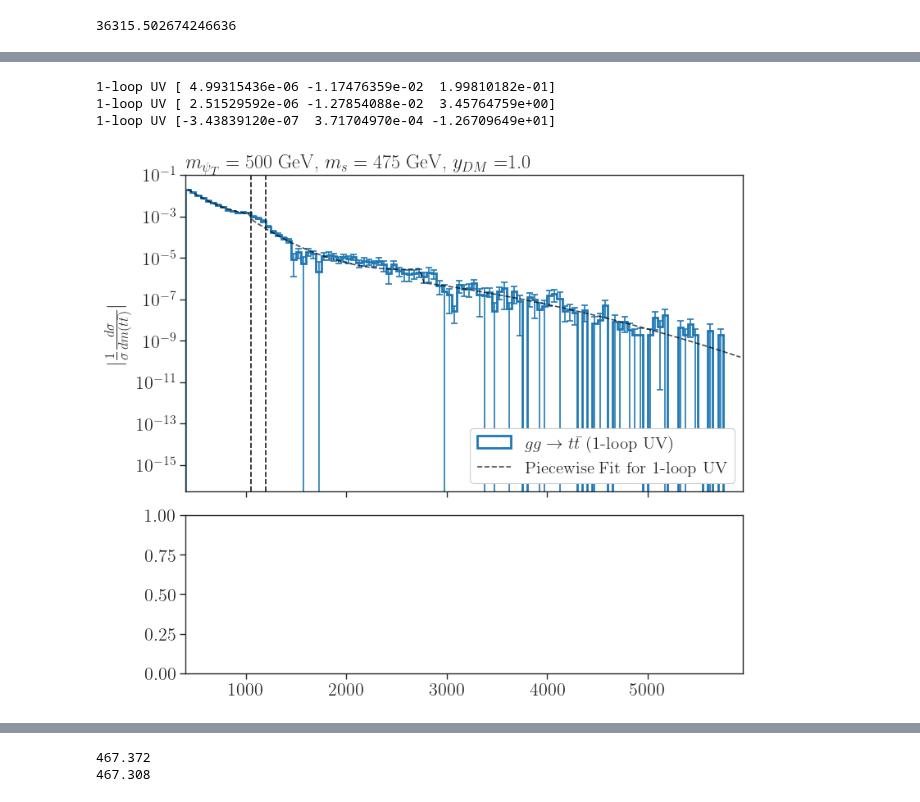
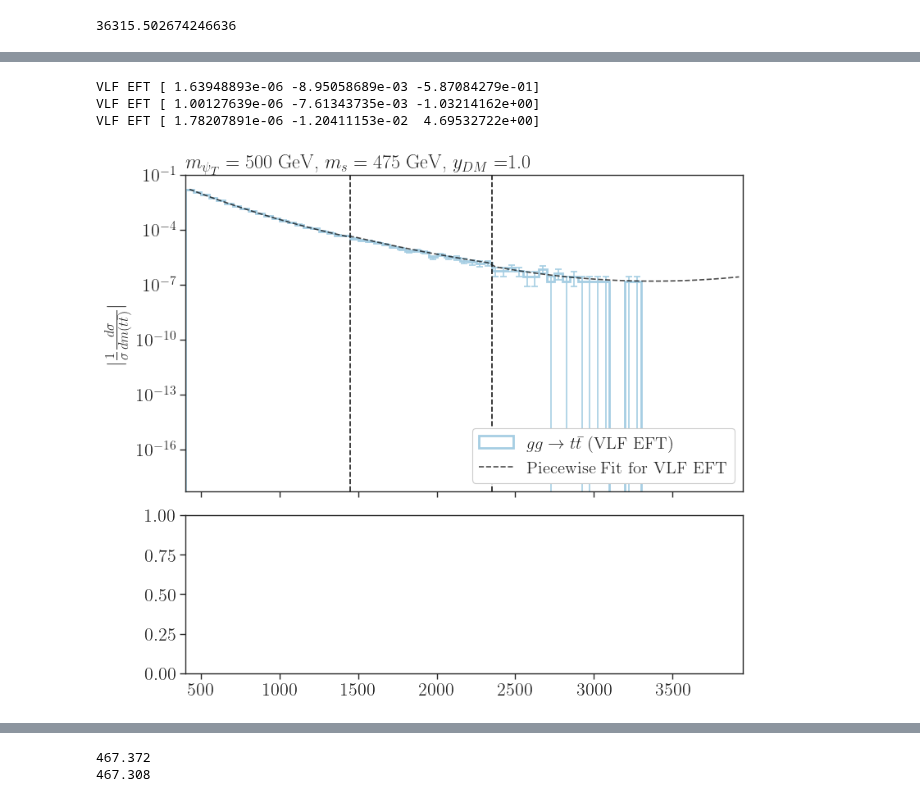
Before and after one commit to viniciusrocca/EFT_ToyModel, a Jupyter notebook: Plots/Distributions_FindingBias.ipynb, the cells around one changed output, grey strips where cells are left out. Drawn from its saved outputs; the diff is of its cells as text; code cells hidden in the pictures.

```diff
--- a/Plots/Distributions_FindingBias.ipynb
+++ b/Plots/Distributions_FindingBias.ipynb
@@ -299,7 +299,7 @@ c = []
 
 #Loop over the processes
 for j,d in enumerate(select):
-    if r'$q q \to t \bar{t}$' in d['process'] or 'EFT'  in d['model']:
+    if r'$q q \to t \bar{t}$' in d['process'] or 'VLF EFT' not in d['model']:
         labels.append('0')
         c.append('0')
         continue
@@ -408,7 +408,7 @@ yDM = select[0]['ydm']
 
 
 
-bins = np.arange(400., 6000., 50.0)
+bins = np.arange(400., 4000., 50.0)
 #BSM plot arrays
 labels = []
 pmodels = []
@@ -418,7 +418,7 @@ c = []
 
 #Loop over the processes
 for j,d in enumerate(select):
-    if r'$q q \to t \bar{t}$' in d['process']  or 'EFT' in d['model']:
+    if r'$q q \to t \bar{t}$' in d['process']  or 'VLF EFT' not in d['model']:
         labels.append('0')
         c.append('0')
         continue
@@ -461,8 +461,8 @@ for j,d in enumerate(select):
         counts_for_fit = np.abs(h)
 
         # 2. Define the fit boundaries
-        low_mass_max = 1050.0
-        mid_mass_max = 2750.0
+        low_mass_max = 1450.0
+        mid_mass_max = 2350.0
 
         # 3. Create masks for each region
         mask_low = (counts_for_fit > 0) & (bin_centers < low_mass_max)
@@ -477,11 +477,11 @@ for j,d in enumerate(select):
             coeffs_low = np.polyfit(bin_centers[mask_low],log_counts_low, 2)
             print(model, coeffs_low)
         if np.sum(mask_mid) > 4:
-            log_counts_mid = np.log(counts_for_fit[mask_mid]) - 0.0
+            log_counts_mid = np.log(counts_for_fit[mask_mid]) + 0.15
             coeffs_mid = np.polyfit(bin_centers[mask_mid], log_counts_mid, 2)
             print(model, coeffs_mid)
         if np.sum(mask_high) > 3:
-            log_counts_high = np.log(counts_for_fit[mask_high]) + 0.0
+            log_counts_high = np.log(counts_for_fit[mask_high]) + 0.2
             coeffs_high = np.polyfit(bin_centers[mask_high], log_counts_high, 2)
             print(model, coeffs_high)
 
@@ -507,39 +507,39 @@ for j,d in enumerate(select):
         if coeffs_high is not None:
             p_high = np.poly1d(coeffs_high)
             y_fit[plot_mask_high] = np.exp(p_high(bin_centers[plot_mask_high]))
 
         # Plot the final combined curve
         # We plot only where y_fit is positive to avoid issues with the log scale
         axarr[0].plot(bin_centers[y_fit > 0], y_fit[y_fit > 0], color='black', linestyle='--',
                       label=f'Piecewise Fit for {model}', alpha = 0.7)
 
         # =================================================================
         # END: Complete Piecewise Fit and Plotting Section
         # =================================================================
 
 
 
 #Main plot configs
 axarr[0].legend(framealpha=1.0,loc='lower right',fontsize=15)
 axarr[0].set_title(r'$m_{\psi_T} = %1.0f$ GeV, $m_{s} = %1.0f$ GeV, $y_{DM} = $%1.1f' %(mPsiT,mSDM,yDM),
                loc='left')
 axarr[0].set_yscale('log')
 axarr[0].set_ylabel(r'$|\frac{1}{\sigma}\frac{d \sigma}{d m(t\bar{t})}|$')
 axarr[0].set_xlim(bins.min(),bins.max())
 #axarr[0].set_xlim(2750,6000)
-axarr[0].axvline(x=1200, color='k', linestyle='--')
-axarr[0].axvline(x=1050, color='k', linestyle='--')
+axarr[0].axvline(x=2350, color='k', linestyle='--')
+axarr[0].axvline(x=1450, color='k', linestyle='--')
 #axarr[0].set_ylim(1e-8,1e-1)
 
 
 
 
 plt.show()
 # %% [output]
-1-loop UV [ 4.99315436e-06 -1.17476359e-02  1.99810182e-01]
-1-loop UV [ 2.51529592e-06 -1.27854088e-02  3.45764759e+00]
-1-loop UV [-3.43839120e-07  3.71704970e-04 -1.26709649e+01]
+VLF EFT [ 1.63948893e-06 -8.95058689e-03 -5.87084279e-01]
+VLF EFT [ 1.00127639e-06 -7.61343735e-03 -1.03214162e+00]
+VLF EFT [ 1.78207891e-06 -1.20411153e-02  4.69532722e+00]
-[figure, old version]
+[figure, new version]
 # %%
 # This cell must be run AFTER the previous cell that performs the fits.
 # It uses the coefficients and bin information calculated there.
```
Also changed, not shown: parts of 13 cells of this notebook, 1 other file.
